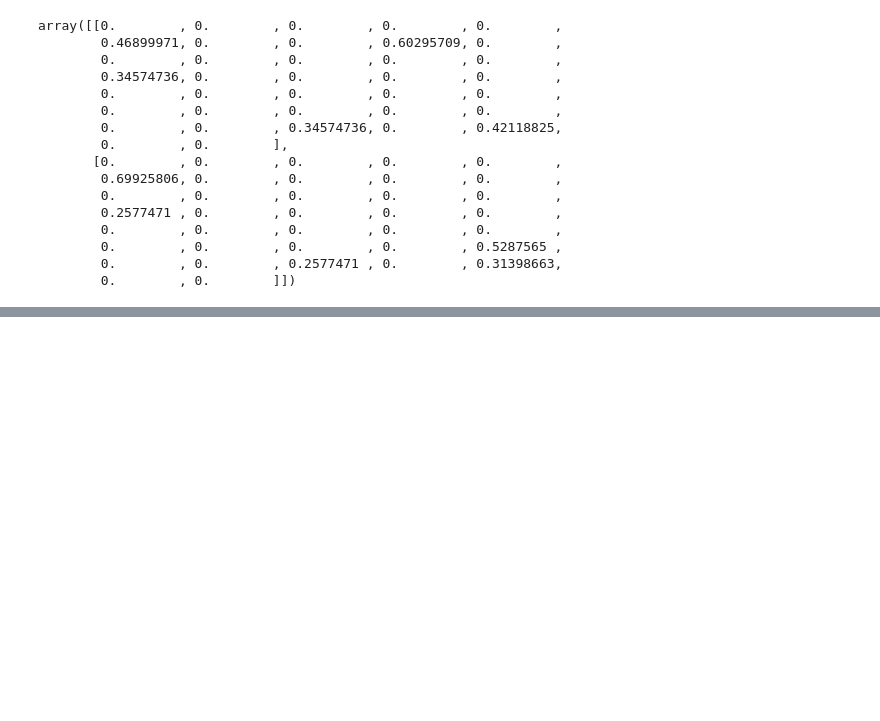
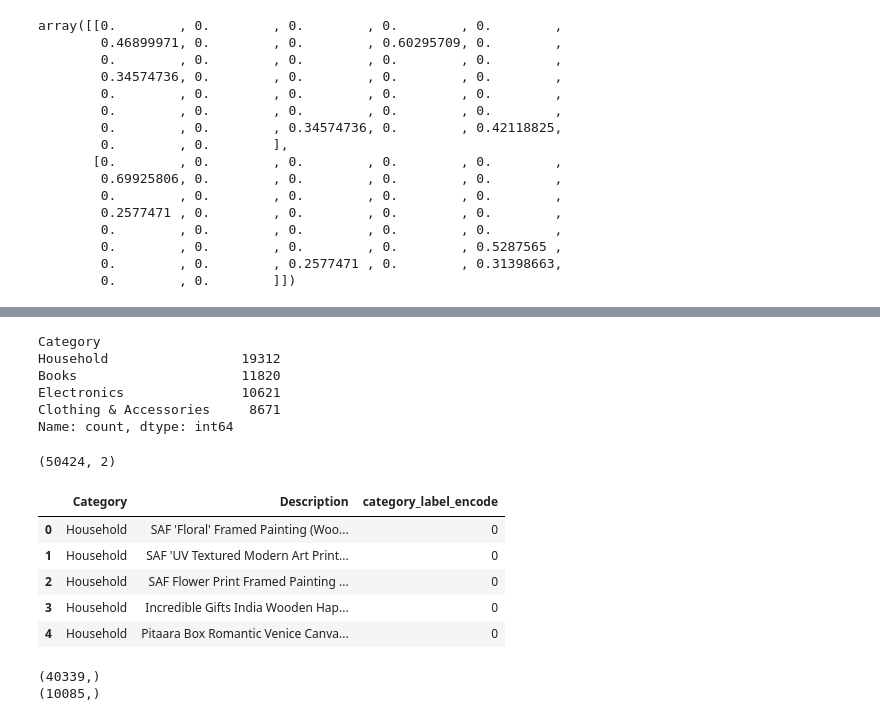
Before and after one commit to Saeedullah2024/NLP_Practice, a Jupyter notebook: pynbfolder/TFIDFsklearn.ipynb, the cells around one changed output, grey strips where cells are left out. Drawn from its saved outputs; the diff is of its cells as text; code cells hidden in the pictures; blank space fills up the shorter version.

Commit message:
Model Train On TF-IDF

```diff
--- a/pynbfolder/TFIDFsklearn.ipynb
+++ b/pynbfolder/TFIDFsklearn.ipynb
@@ -79,0 +136,2 @@ array([[0.        , 0.        , 0.        , 0.        , 0.        ,
+# %%
+dataf = dataf.iloc[:, [0, -1]]
@@ -79,0 +149,2 @@ array([[0.        , 0.        , 0.        , 0.        , 0.        ,
+# %%
+dataf.columns = ["Category", "Description"]
@@ -79,0 +163,38 @@ array([[0.        , 0.        , 0.        , 0.        , 0.        ,
+# %%
+valid_categories = [
+    "Household",
+    "Books",
+    "Electronics",
+    "Clothing & Accessories"
+]
+
+dataf = dataf[dataf["Category"].isin(valid_categories)].copy()
+# %%
+dataf['Category'].value_counts()
+# %% [output]
+Category
+Household                 19312
+Books                     11820
+Electronics               10621
+Clothing & Accessories     8671
+Name: count, dtype: int64
+# %%
+dataf.shape
+# %% [output]
+(50424, 2)
+# %%
+dataf["category_label_encode"] = dataf["Category"].map({
+    "Household": 0,
+    "Books": 1,
+    "Electronics": 2,
+    "Clothing & Accessories": 3
+})
+# %%
+dataf.head(5)
+# %% [output]
+|  | Category | Description | category_label_encode |
+| 0 | Household | SAF 'Floral' Framed Painting (Woo... | 0 |
+| 1 | Household | SAF 'UV Textured Modern Art Print... | 0 |
+| 2 | Household | SAF Flower Print Framed Painting ... | 0 |
+| 3 | Household | Incredible Gifts India Wooden Hap... | 0 |
+| 4 | Household | Pitaara Box Romantic Venice Canva... | 0 |
@@ -79,0 +205,6 @@ array([[0.        , 0.        , 0.        , 0.        , 0.        ,
+# %%
+print(X_train.shape)
+print(X_test.shape)
+# %% [output]
+(40339,)
+(10085,)
```
Also changed, not shown: parts of 21 cells of this notebook.
